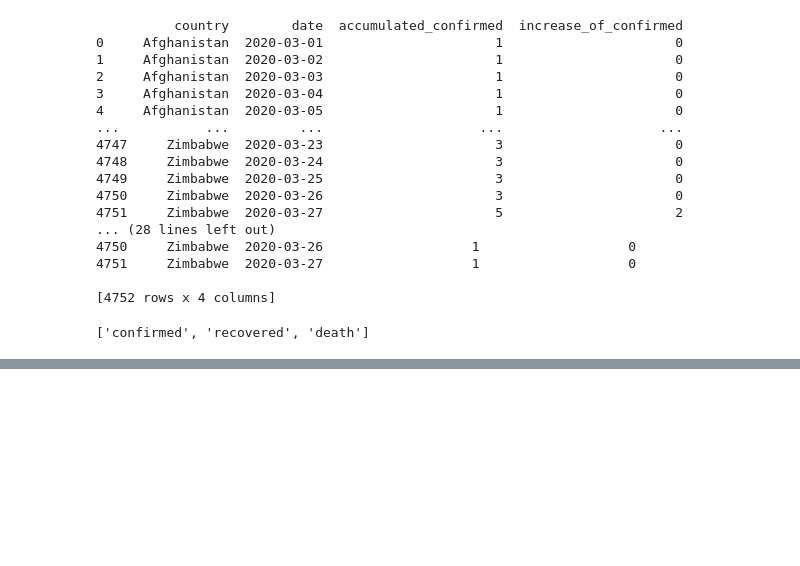
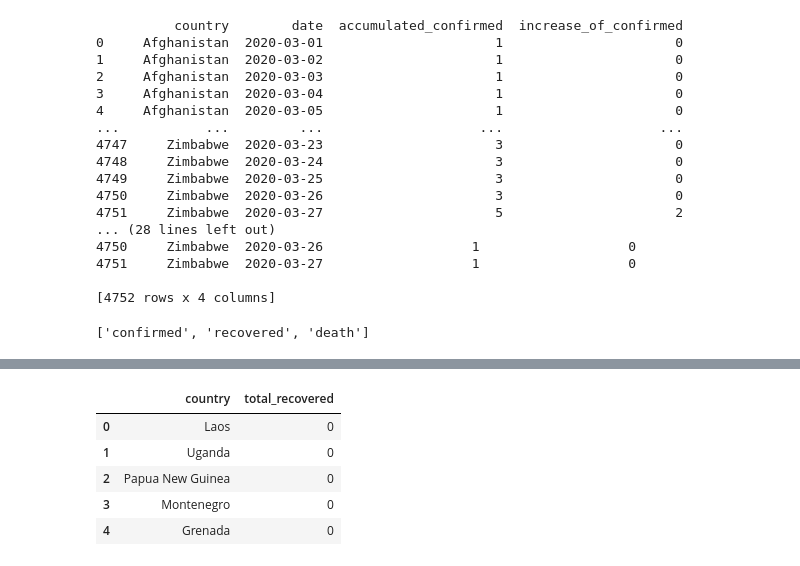
Before and after one commit to Toluwaloshe/ETL-Project-1.5, a Jupyter notebook: 03 - Load/03 - Load.ipynb, the cells around one changed output, grey strips where cells are left out. Cells and saved outputs as stored; diff of their text form; code cells hidden in the pictures; blank space fills up the shorter version.

```diff
--- a/03 - Load/03 - Load.ipynb
+++ b/03 - Load/03 - Load.ipynb
@@ -299,0 +311,11 @@ deaths_cleaned_df.to_sql(name='death', con=engine, if_exists='append', index=Fal
+# %%
+#5 countries with the lowest number of recoveries
+low_recoveries = pd.read_sql("SELECT country, SUM(increase_of_recovered) AS total_recovered FROM recovered GROUP BY country ORDER BY SUM(increase_of_recovered) ASC LIMIT 5", con=engine)
+low_recoveries
+# %% [output]
+|  | country | total_recovered |
+| 0 | Laos | 0 |
+| 1 | Uganda | 0 |
+| 2 | Papua New Guinea | 0 |
+| 3 | Montenegro | 0 |
+| 4 | Grenada | 0 |
```
Also changed, not shown: parts of 10 cells of this notebook.
